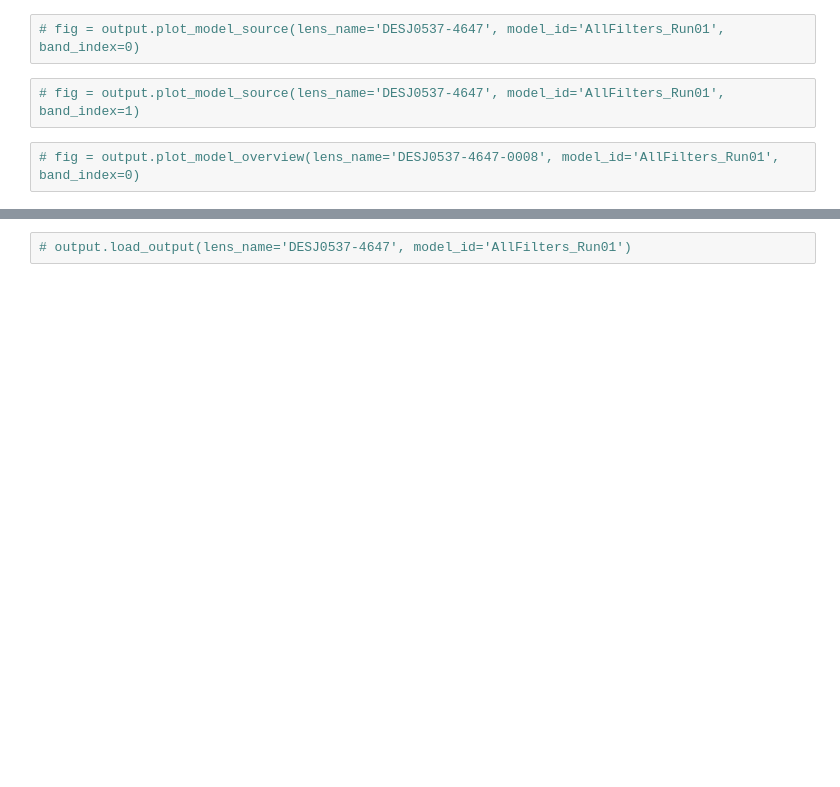
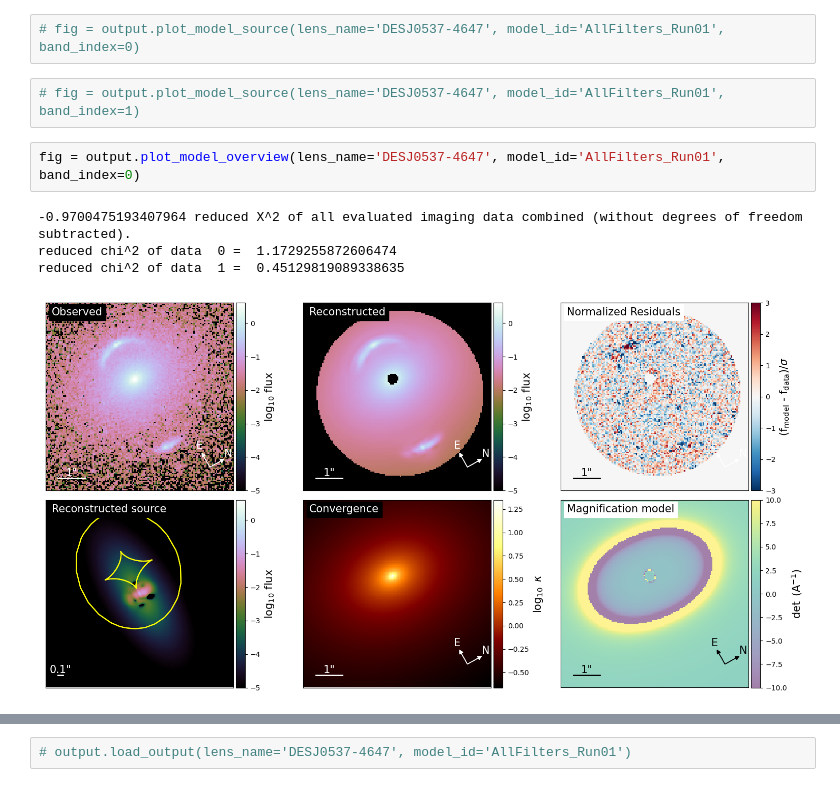
Before and after one commit to hskobe/dolphin, a Jupyter notebook: notebooks/Basic example.ipynb, the cells around one changed output, grey strips where cells are left out. Cells and saved outputs as stored; diff of their text form; blank space fills up the shorter version.

Commit message:
Viewed outputs for DESJ0537-4647-08/10/13

```diff
--- a/notebooks/Basic example.ipynb
+++ b/notebooks/Basic example.ipynb
@@ -100,5 +100,10 @@ output = Output('../io_directory_example/')
 # %%
 # fig = output.plot_model_source(lens_name='DESJ0537-4647', model_id='AllFilters_Run01', band_index=1)
 # %%
-# fig = output.plot_model_overview(lens_name='DESJ0537-4647-0008', model_id='AllFilters_Run01', band_index=0)
+fig = output.plot_model_overview(lens_name='DESJ0537-4647', model_id='AllFilters_Run01', band_index=0)
+# %% [output]
+-0.9700475193407964 reduced X^2 of all evaluated imaging data combined (without degrees of freedom subtracted).
+reduced chi^2 of data  0 =  1.1729255872606474
+reduced chi^2 of data  1 =  0.45129819089338635
+[figure, added]
 # %%
```
Also changed, not shown: parts of 4 cells of this notebook, 6 other files.
